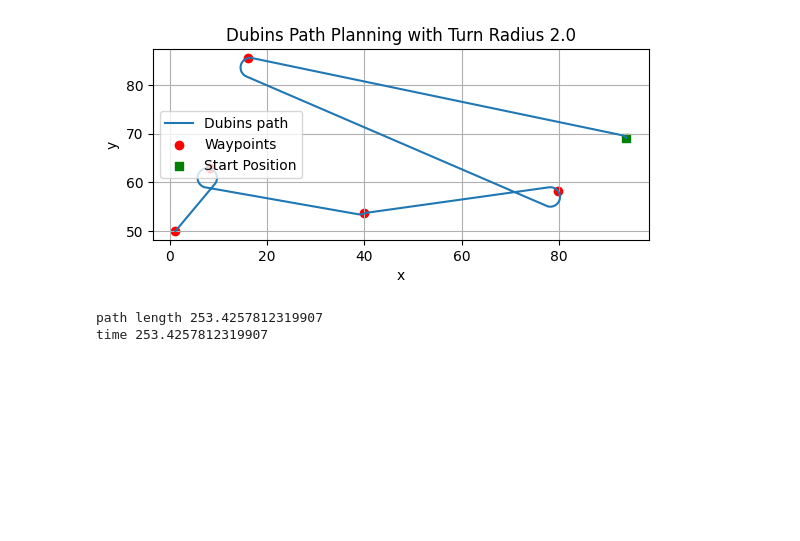
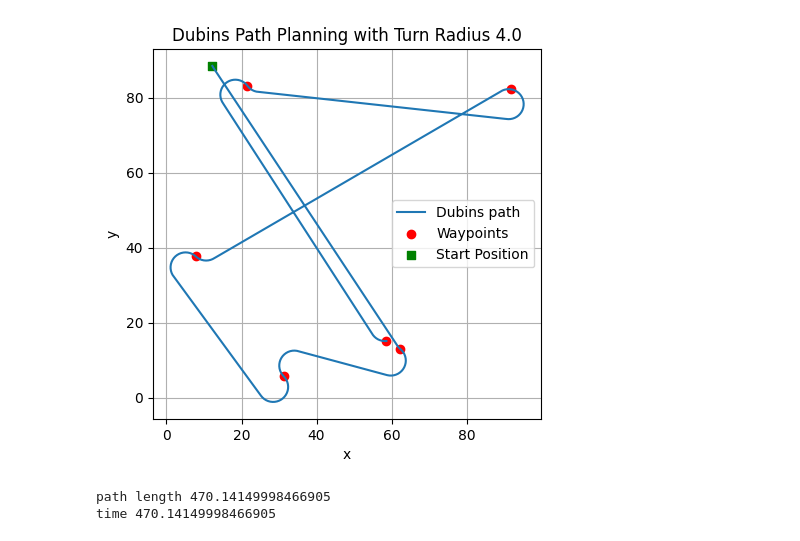
Before and after one commit to FatimaYousif/paltech_assignment, a Jupyter notebook: paltech_assignment/paltech_assignment/paltech_part2.ipynb, the cells around one changed output. Saved outputs shown, nothing was run; the diff lists cells and outputs as text; code cells hidden in the pictures; blank space fills up the shorter version.

```diff
--- a/paltech_assignment/paltech_assignment/paltech_part2.ipynb
+++ b/paltech_assignment/paltech_assignment/paltech_part2.ipynb
@@ -563,7 +563,7 @@ import numpy as np
 import matplotlib.pyplot as plt
 
 
-class WaypointGenerator:
+class WaypointManager:
     def __init__(self, num_points, area, percentage, std):
         self.num_points = num_points
         self.area = area
@@ -607,7 +607,7 @@ def plot_path(path, radius, start_pos, waypoints):
 
 
 
-def calculate_path_length(path):
+def calculate_path_length_time(path):
     length = 0.0
     for i in range(1, len(path)):
         length += dist(path[i-1], path[i])
@@ -616,52 +616,52 @@ def calculate_path_length(path):
 
 
 def main():
-    radius = 2.0
-    point_separation = 0.1
+    radius = 4.0
+    point_separation = 0.3
 
     # Dubins path planner
     dubins_planner = Dubins(radius, point_separation)
 
-    num_points = 5
-    area_size = 100
-    cluster_percentage = 0.5
-    cluster_std = 3
+    num_points = 6
+    area = 100
+    percentage = 0.5
+    std = 3
 
-    generator = WaypointGenerator(num_points, area_size, cluster_percentage, cluster_std)
+    generator = WaypointManager(num_points, area, percentage, std)
     generator.generate_random_points()
     generator.add_clusters()
     generator.set_robot_initial_position()
 
 
     all_points = generator.waypoints
     clusters = all_points[num_points:]  # Separate cluster points
     points = all_points[:num_points]  # Original points
-    start_pos = generator.robot_initial_position
+    initial_position = generator.robot_initial_position
 
 
-    start = np.append(start_pos, np.random.uniform(0, 2 * np.pi))
+    start = np.append(initial_position, np.random.uniform(0, 2 * np.pi))
     waypoints = [np.append(point, np.random.uniform(0, 2 * np.pi)) for point in points]
 
     # Compute the Dubins path between all waypoints and combine the paths
     combined_path = np.empty((0, 2))
     current_position = start
 
     for waypoint in waypoints:
         path, _ = dubins_planner.dubins_path(current_position, waypoint)
         combined_path = np.vstack((combined_path, path))
         current_position = waypoint
 
     # Plotting
     plot_path(combined_path, radius, start,  np.array(points))
 
-    length, time = calculate_path_length(combined_path)
+    length, time = calculate_path_length_time(combined_path)
     print("path length", length)
     print("time", time)
 
 
 if __name__ == "__main__":
     main()
 # %% [output]
-[figure, old version]
+[figure, new version]
-path length 253.4257812319907
-time 253.4257812319907
+path length 470.14149998466905
+time 470.14149998466905
```
Also changed, not shown: 2 other files.
